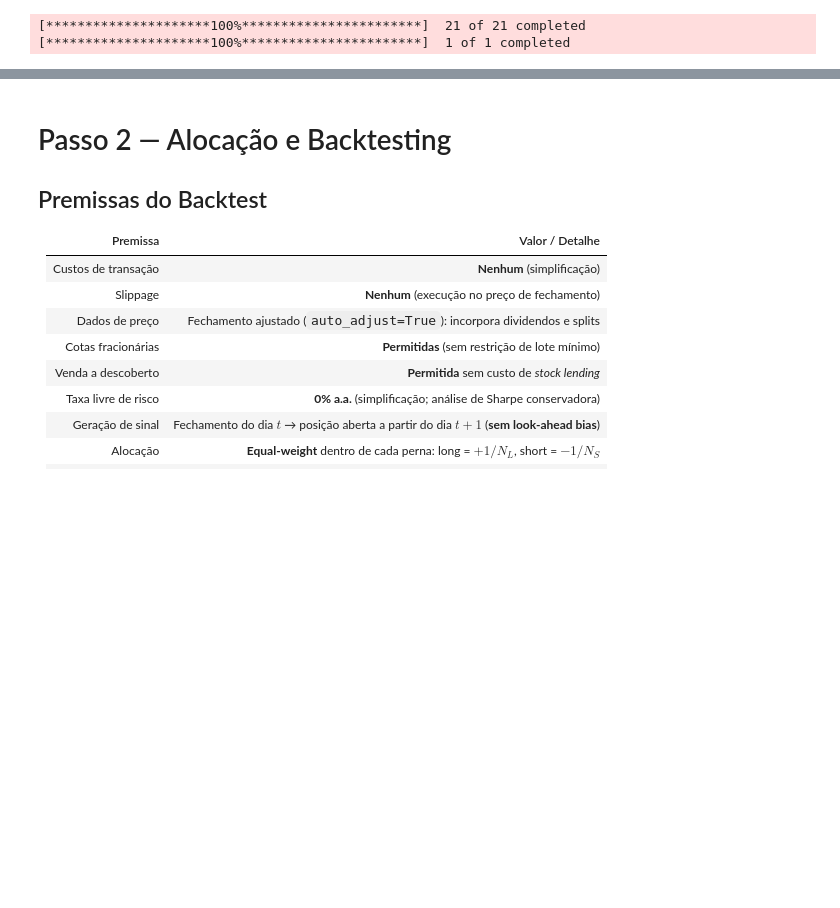
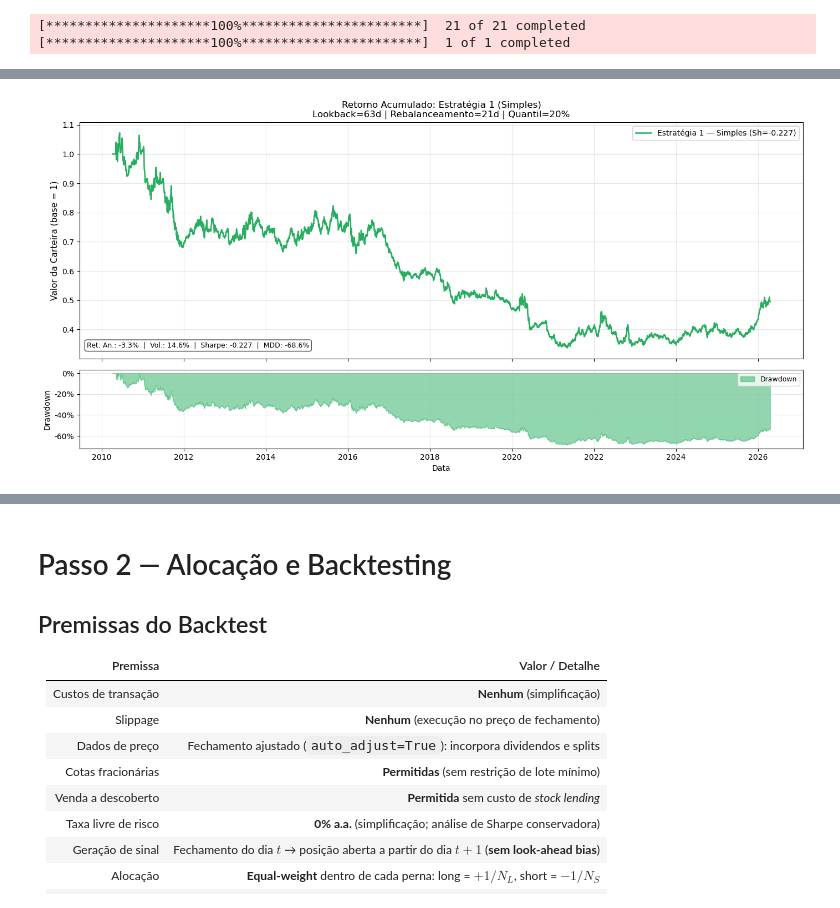
Before and after one commit to tomasmiele/etf_strategy, a Jupyter notebook: strategy.ipynb, the cells around one changed output, grey strips where cells are left out. Cells and saved outputs as stored; diff of their text form; code cells hidden in the pictures; blank space fills up the shorter version.

```diff
--- a/strategy.ipynb
+++ b/strategy.ipynb
@@ -92,0 +274,43 @@ Parâmetros base → Lookback: 63d | Rebalanceamento: 21d | Quantil: 20%
+# %%
+fig, axes = plt.subplots(2, 1, figsize=(14, 7), gridspec_kw={"height_ratios": [3, 1]}, sharex=True)
+
+cumret_simple = (1 + simple_port_returns).cumprod()
+
+axes[0].plot(cumret_simple.index, cumret_simple.values,
+             label=f"Estratégia 1 — Simples (Sh={simple_metrics['Sharpe Ratio']:.3f})",
+             color="#27ae60", linewidth=1.8)
+axes[0].axhline(1, color="grey", linewidth=0.8, linestyle=":", alpha=0.7)
+axes[0].set_ylabel("Valor da Carteira (base = 1)", fontsize=11)
+axes[0].set_title(
+    "Retorno Acumulado: Estratégia 1 (Simples)\n"
+    f"Lookback={LOOKBACK}d | Rebalanceamento={REBAL_FREQ}d | Quantil={int(QUANTILE*100)}%",
+    fontsize=12
+)
+axes[0].legend(fontsize=10)
+axes[0].grid(alpha=0.3)
+
+txt = (
+    f"Ret. An.: {simple_metrics['Retorno Anualizado (%)']:+.1f}%  |  "
+    f"Vol.: {simple_metrics['Volatilidade Anual (%)']:.1f}%  |  "
+    f"Sharpe: {simple_metrics['Sharpe Ratio']:.3f}  |  "
+    f"MDD: {simple_metrics['Máximo Drawdown (%)']:.1f}%"
+)
+axes[0].text(0.01, 0.04, txt, transform=axes[0].transAxes, fontsize=9,
+             verticalalignment="bottom",
+             bbox=dict(boxstyle="round,pad=0.3", facecolor="white", alpha=0.7))
+
+rolling_max_s = cumret_simple.cummax()
+drawdown_s    = (cumret_simple / rolling_max_s) - 1
+
+axes[1].fill_between(drawdown_s.index, drawdown_s.values, 0,
+                     color="#27ae60", alpha=0.5, label="Drawdown")
+axes[1].set_ylabel("Drawdown", fontsize=10)
+axes[1].set_xlabel("Data", fontsize=10)
+axes[1].legend(fontsize=9)
+axes[1].grid(alpha=0.3)
+axes[1].yaxis.set_major_formatter(plt.FuncFormatter(lambda y, _: f"{y:.0%}"))
+
+plt.tight_layout()
+plt.show()
+# %% [output]
+[figure, added]
```
Also changed, not shown: parts of 25 cells of this notebook.
